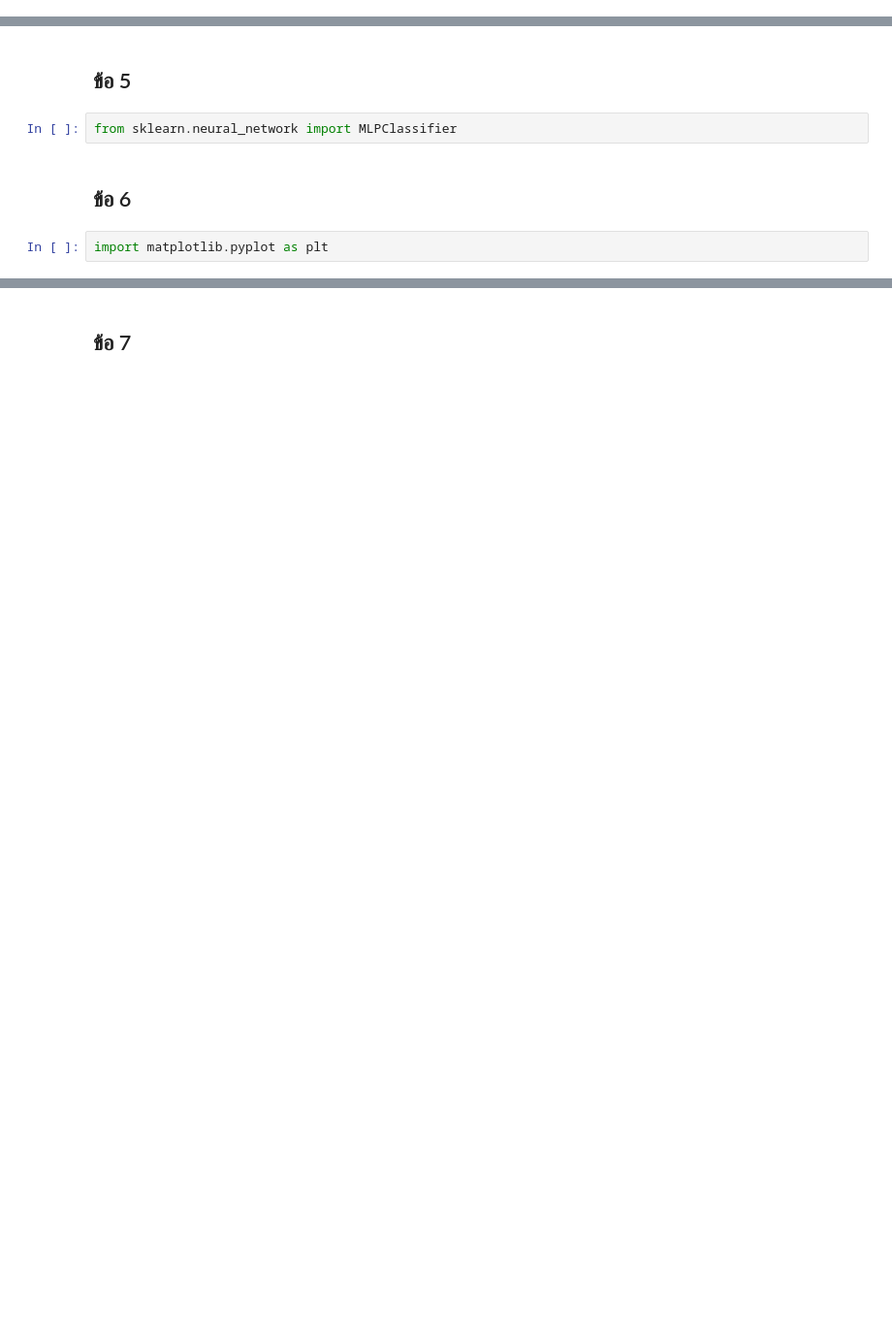
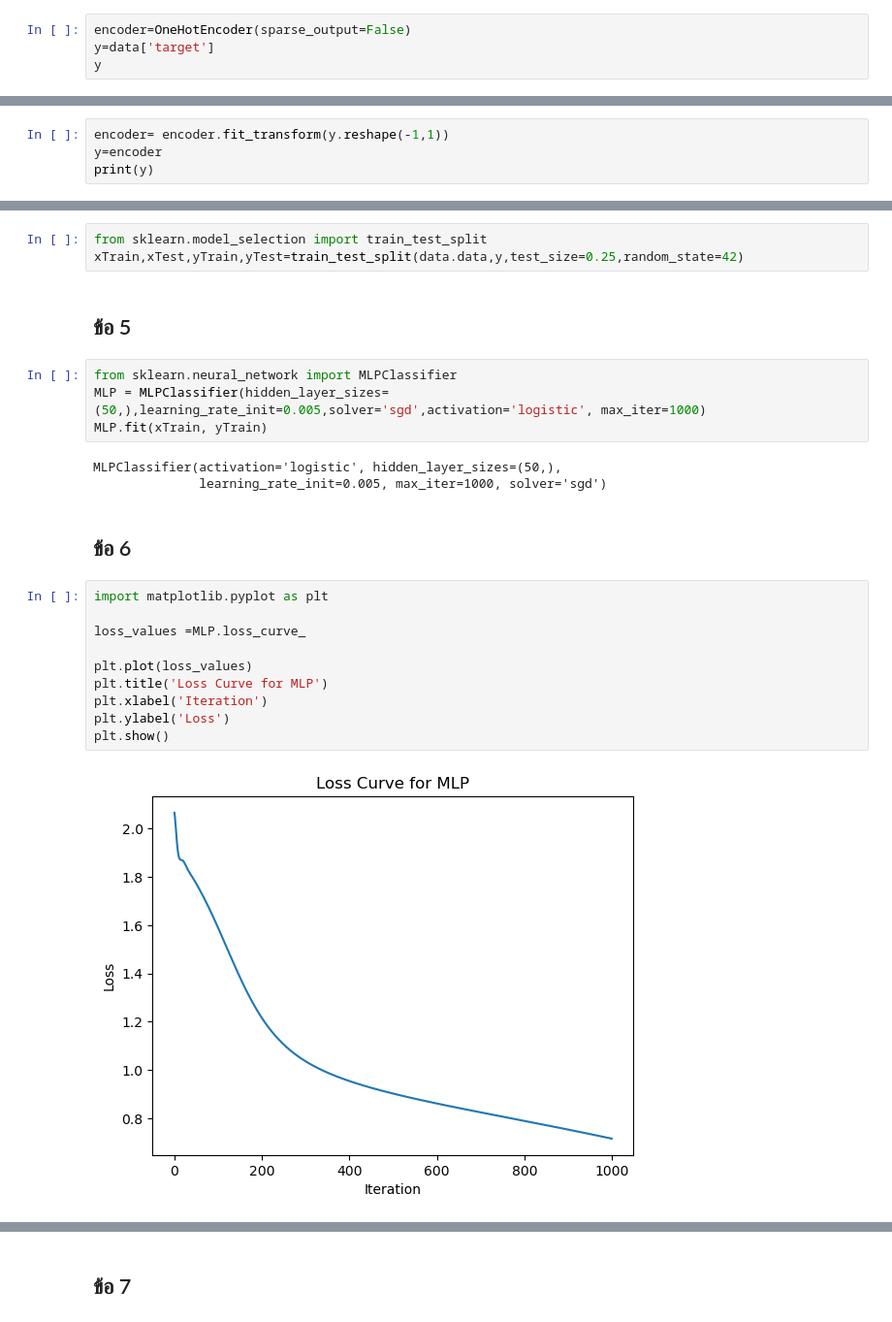
Before and after one commit to fufu-2345/studyYear3, a Jupyter notebook: ML/final/lab5/LAB5_MLP.ipynb, the cells around one changed output, grey strips where cells are left out. Shown at 97% size. Saved outputs shown, nothing was run; the diff lists cells and outputs as text; blank space fills up the shorter version.

```diff
--- a/ML/final/lab5/LAB5_MLP.ipynb
+++ b/ML/final/lab5/LAB5_MLP.ipynb
@@ -9,2 +20,6 @@ from sklearn.preprocessing import OneHotEncoder
 # %% [markdown]
 ## ข้อ 3
+# %%
+encoder=OneHotEncoder(sparse_output=False)
+y=data['target']
+y
@@ -10,0 +34,4 @@ from sklearn.preprocessing import OneHotEncoder
+# %%
+encoder= encoder.fit_transform(y.reshape(-1,1))
+y=encoder
+print(y)
@@ -11,10 +60,28 @@ from sklearn.preprocessing import OneHotEncoder
 # %% [markdown]
 ## ข้อ 4
+# %%
+from sklearn.model_selection import train_test_split
+xTrain,xTest,yTrain,yTest=train_test_split(data.data,y,test_size=0.25,random_state=42)
 # %% [markdown]
 ## ข้อ 5
-# %%
-from sklearn.neural_network import MLPClassifier
+# %%
+from sklearn.neural_network import MLPClassifier
+MLP = MLPClassifier(hidden_layer_sizes=(50,),learning_rate_init=0.005,solver='sgd',activation='logistic', max_iter=1000)
+MLP.fit(xTrain, yTrain)
+# %% [output]
+MLPClassifier(activation='logistic', hidden_layer_sizes=(50,),
+              learning_rate_init=0.005, max_iter=1000, solver='sgd')
 # %% [markdown]
 ## ข้อ 6
-# %%
-import matplotlib.pyplot as plt
+# %%
+import matplotlib.pyplot as plt
+
+loss_values =MLP.loss_curve_
+
+plt.plot(loss_values)
+plt.title('Loss Curve for MLP')
+plt.xlabel('Iteration')
+plt.ylabel('Loss')
+plt.show()
+# %% [output]
+[figure, added]
```
Also changed, not shown: parts of 14 cells of this notebook, 4 other files.
